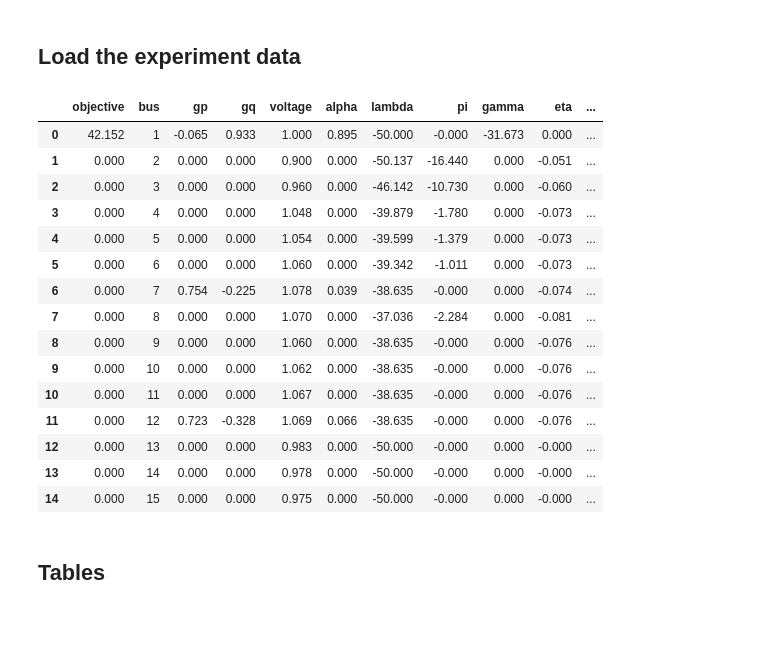
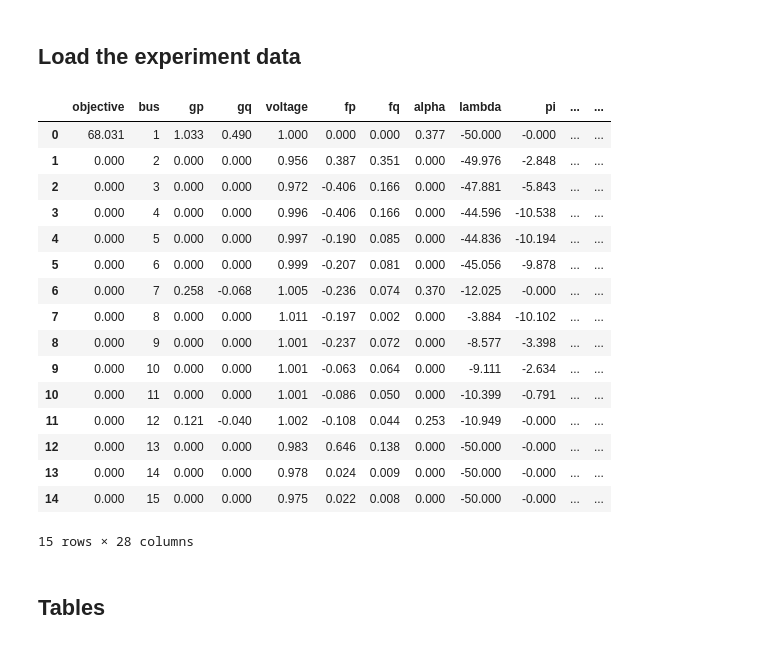
Before and after one commit to mieth-robert/DLMP_uncertainty_CodeSupplement, a Jupyter notebook: results_and_plotter.ipynb, the cells around one changed output. Saved outputs shown, nothing was run; the diff lists cells and outputs as text; code cells hidden in the pictures.

```diff
--- a/results_and_plotter.ipynb
+++ b/results_and_plotter.ipynb
@@ -131,26 +187,28 @@ def build_raster(res, data_col="lambda", alpha=2):
 # %% [markdown]
 ## Load the experiment data
 # %%
-experiment = "experiment2"
-results = load_experiment(experiment)
+experiment = "experiment5"
+results = load_experiment(experiment, timestamp="190418_1507")
 results["uncert"]
+# results["no_uncert"]
 # %% [output]
-|  | objective | bus | gp | gq | voltage | alpha | lambda | pi | gamma | eta | ... |
-| 0 | 42.152 | 1 | -0.065 | 0.933 | 1.000 | 0.895 | -50.000 | -0.000 | -31.673 | 0.000 | ... |
-| 1 | 0.000 | 2 | 0.000 | 0.000 | 0.900 | 0.000 | -50.137 | -16.440 | 0.000 | -0.051 | ... |
-| 2 | 0.000 | 3 | 0.000 | 0.000 | 0.960 | 0.000 | -46.142 | -10.730 | 0.000 | -0.060 | ... |
-| 3 | 0.000 | 4 | 0.000 | 0.000 | 1.048 | 0.000 | -39.879 | -1.780 | 0.000 | -0.073 | ... |
-| 4 | 0.000 | 5 | 0.000 | 0.000 | 1.054 | 0.000 | -39.599 | -1.379 | 0.000 | -0.073 | ... |
-| 5 | 0.000 | 6 | 0.000 | 0.000 | 1.060 | 0.000 | -39.342 | -1.011 | 0.000 | -0.073 | ... |
-| 6 | 0.000 | 7 | 0.754 | -0.225 | 1.078 | 0.039 | -38.635 | -0.000 | 0.000 | -0.074 | ... |
-| 7 | 0.000 | 8 | 0.000 | 0.000 | 1.070 | 0.000 | -37.036 | -2.284 | 0.000 | -0.081 | ... |
-| 8 | 0.000 | 9 | 0.000 | 0.000 | 1.060 | 0.000 | -38.635 | -0.000 | 0.000 | -0.076 | ... |
-| 9 | 0.000 | 10 | 0.000 | 0.000 | 1.062 | 0.000 | -38.635 | -0.000 | 0.000 | -0.076 | ... |
-| 10 | 0.000 | 11 | 0.000 | 0.000 | 1.067 | 0.000 | -38.635 | -0.000 | 0.000 | -0.076 | ... |
-| 11 | 0.000 | 12 | 0.723 | -0.328 | 1.069 | 0.066 | -38.635 | -0.000 | 0.000 | -0.076 | ... |
-| 12 | 0.000 | 13 | 0.000 | 0.000 | 0.983 | 0.000 | -50.000 | -0.000 | 0.000 | -0.000 | ... |
-| 13 | 0.000 | 14 | 0.000 | 0.000 | 0.978 | 0.000 | -50.000 | -0.000 | 0.000 | -0.000 | ... |
-| 14 | 0.000 | 15 | 0.000 | 0.000 | 0.975 | 0.000 | -50.000 | -0.000 | 0.000 | -0.000 | ... |
+|  | objective | bus | gp | gq | voltage | fp | fq | alpha | lambda | pi | ... | ... |
+| 0 | 68.031 | 1 | 1.033 | 0.490 | 1.000 | 0.000 | 0.000 | 0.377 | -50.000 | -0.000 | ... | ... |
+| 1 | 0.000 | 2 | 0.000 | 0.000 | 0.956 | 0.387 | 0.351 | 0.000 | -49.976 | -2.848 | ... | ... |
+| 2 | 0.000 | 3 | 0.000 | 0.000 | 0.972 | -0.406 | 0.166 | 0.000 | -47.881 | -5.843 | ... | ... |
+| 3 | 0.000 | 4 | 0.000 | 0.000 | 0.996 | -0.406 | 0.166 | 0.000 | -44.596 | -10.538 | ... | ... |
+| 4 | 0.000 | 5 | 0.000 | 0.000 | 0.997 | -0.190 | 0.085 | 0.000 | -44.836 | -10.194 | ... | ... |
+| 5 | 0.000 | 6 | 0.000 | 0.000 | 0.999 | -0.207 | 0.081 | 0.000 | -45.056 | -9.878 | ... | ... |
+| 6 | 0.000 | 7 | 0.258 | -0.068 | 1.005 | -0.236 | 0.074 | 0.370 | -12.025 | -0.000 | ... | ... |
+| 7 | 0.000 | 8 | 0.000 | 0.000 | 1.011 | -0.197 | 0.002 | 0.000 | -3.884 | -10.102 | ... | ... |
+| 8 | 0.000 | 9 | 0.000 | 0.000 | 1.001 | -0.237 | 0.072 | 0.000 | -8.577 | -3.398 | ... | ... |
+| 9 | 0.000 | 10 | 0.000 | 0.000 | 1.001 | -0.063 | 0.064 | 0.000 | -9.111 | -2.634 | ... | ... |
+| 10 | 0.000 | 11 | 0.000 | 0.000 | 1.001 | -0.086 | 0.050 | 0.000 | -10.399 | -0.791 | ... | ... |
+| 11 | 0.000 | 12 | 0.121 | -0.040 | 1.002 | -0.108 | 0.044 | 0.253 | -10.949 | -0.000 | ... | ... |
+| 12 | 0.000 | 13 | 0.000 | 0.000 | 0.983 | 0.646 | 0.138 | 0.000 | -50.000 | -0.000 | ... | ... |
+| 13 | 0.000 | 14 | 0.000 | 0.000 | 0.978 | 0.024 | 0.009 | 0.000 | -50.000 | -0.000 | ... | ... |
+| 14 | 0.000 | 15 | 0.000 | 0.000 | 0.975 | 0.022 | 0.008 | 0.000 | -50.000 | -0.000 | ... | ... |
+15 rows × 28 columns
 # %% [markdown]
 ## Tables
 # %%
```
Also changed, not shown: parts of 20 cells of this notebook, 8 other files.
